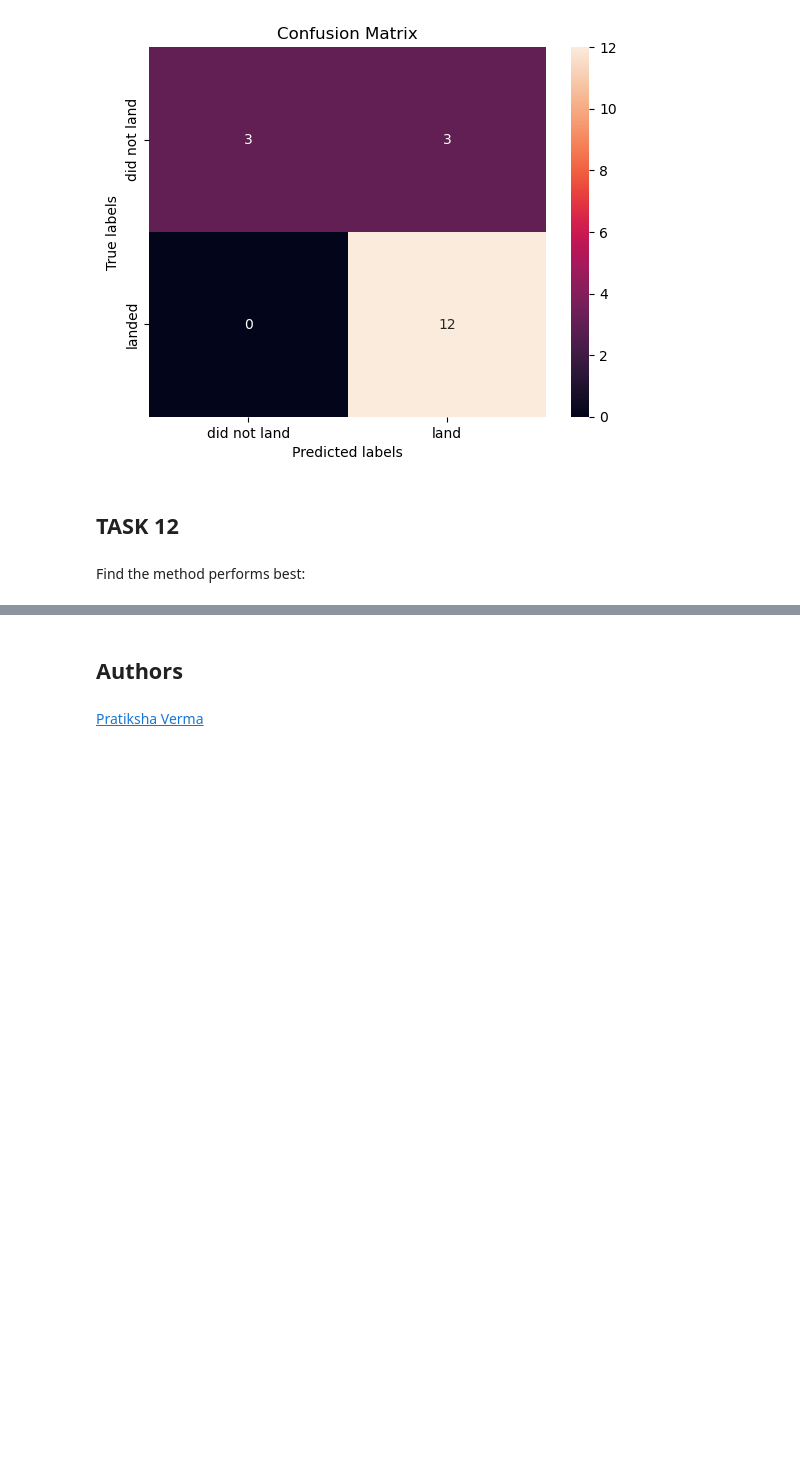
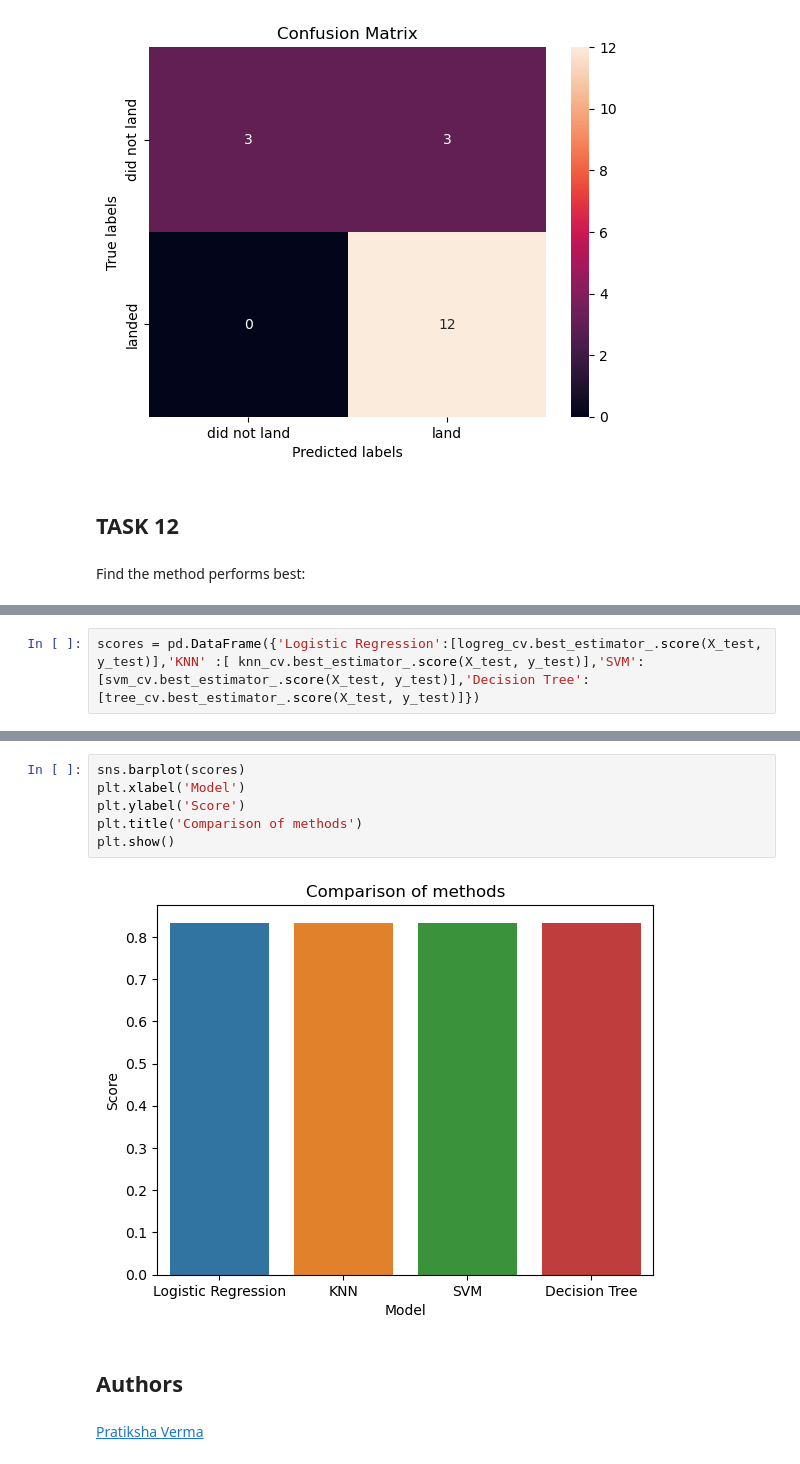
Before and after one commit to MinhDucNguyen9705/Competition_with_SpaceX, a Jupyter notebook: Machine_learning.ipynb, the cells around one changed output, grey strips where cells are left out. Saved outputs shown, nothing was run; the diff lists cells and outputs as text; blank space fills up the shorter version.

```diff
--- a/Machine_learning.ipynb
+++ b/Machine_learning.ipynb
@@ -375,0 +381,2 @@ best_model.score(X_test, y_test)
+# %%
+scores = pd.DataFrame({'Logistic Regression':[logreg_cv.best_estimator_.score(X_test, y_test)],'KNN' :[ knn_cv.best_estimator_.score(X_test, y_test)],'SVM':[svm_cv.best_estimator_.score(X_test, y_test)],'Decision Tree': [tree_cv.best_estimator_.score(X_test, y_test)]})
@@ -376,3 +388,11 @@ best_model.score(X_test, y_test)
+# %%
+sns.barplot(scores)
+plt.xlabel('Model')
+plt.ylabel('Score')
+plt.title('Comparison of methods')
+plt.show()
+# %% [output]
+[figure, added]
 # %% [markdown]
 ## Authors
 # %% [markdown]
```
Also changed, not shown: parts of 7 cells of this notebook.
